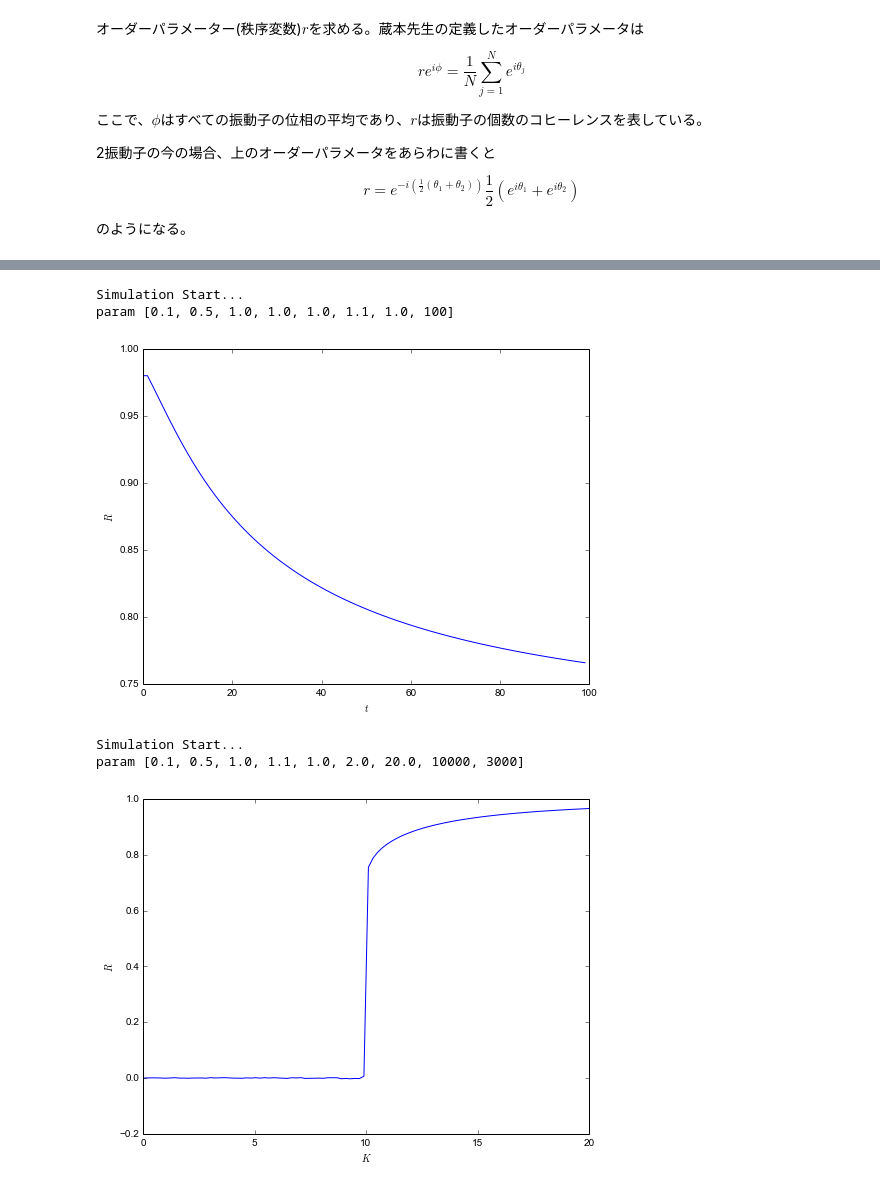
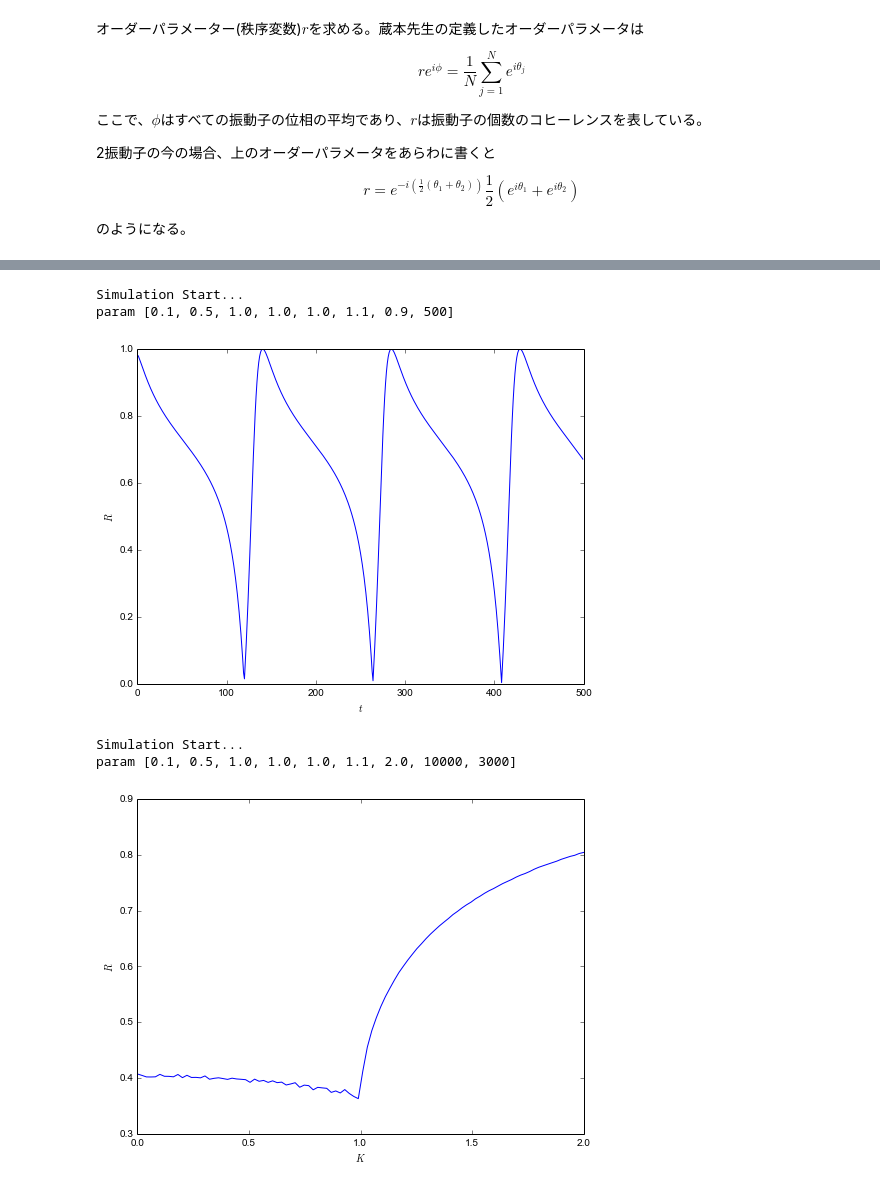
Before and after one commit to ssh0/butsuzemi2015, a Jupyter notebook: 課題解答例.ipynb, the cells around one changed output, grey strips where cells are left out. Cells and saved outputs as stored; diff of their text form; code cells hidden in the pictures.

```diff
--- a/課題解答例.ipynb
+++ b/課題解答例.ipynb
@@ -156,19 +163,19 @@ $$R = \frac{1}{N}\left|\sum_{j=1}^{N}e^{-i\theta_{j}}\right|$$
 # %%
 def order_parameter2(theta1, theta2, omega, K, T):
     fig = plt.figure(figsize=(8, 6))
     ax = fig.add_subplot(111)
-    th1 = np.array(theta1[0])
-    th2 = np.array(theta2[0])
-    R = 0.5 * abs(np.exp(1j*th1) + np.exp(1j*th2))
+    th1 = np.array(map(pipi, theta1[0]))
+    th2 = np.array(map(pipi, theta2[0]))
+    R = 0.5 * abs(exp(1j*th1) + exp(1j*th2))
     ax.plot(range(T), R)
     ax.set_xlabel(r'$t$')
     ax.set_ylabel(r'$R$')
     plt.show()
 
 master(order_parameter2)
 # %% [output]
 Simulation Start...
-param [0.1, 0.5, 1.0, 1.0, 1.0, 1.1, 1.0, 100]
+param [0.1, 0.5, 1.0, 1.0, 1.0, 1.1, 0.9, 500]
-[figure, old version]
+[figure, new version]
 # %%
 def K_R(r_function):
@@ -217,13 +224,14 @@ def K_R(r_function):
     button.on_click(on_button_clicked2)
 # %%
 def r_function1(th1, th2):
-    return 0.5 * np.exp(-1j*(0.5*(th1 + th2))) * (np.exp(1j*th1) + np.exp(1j*th2))
+    phi = np.array(map(pipi, (th1 + th2)/2.))
+    return 0.5 * exp(-1j*phi) * (exp(1j*th1) + exp(1j*th2))
 
 K_R(r_function1)
 # %% [output]
 Simulation Start...
-param [0.1, 0.5, 1.0, 1.1, 1.0, 2.0, 20.0, 10000, 3000]
+param [0.1, 0.5, 1.0, 1.0, 1.0, 1.1, 2.0, 10000, 3000]
-[figure, old version]
+[figure, new version]
 # %%
 def r_function2(th1, th2):
     return 0.5 * abs(np.exp(1j*th1) + np.exp(1j*th2))
```
Also changed, not shown: parts of 10 cells of this notebook.
